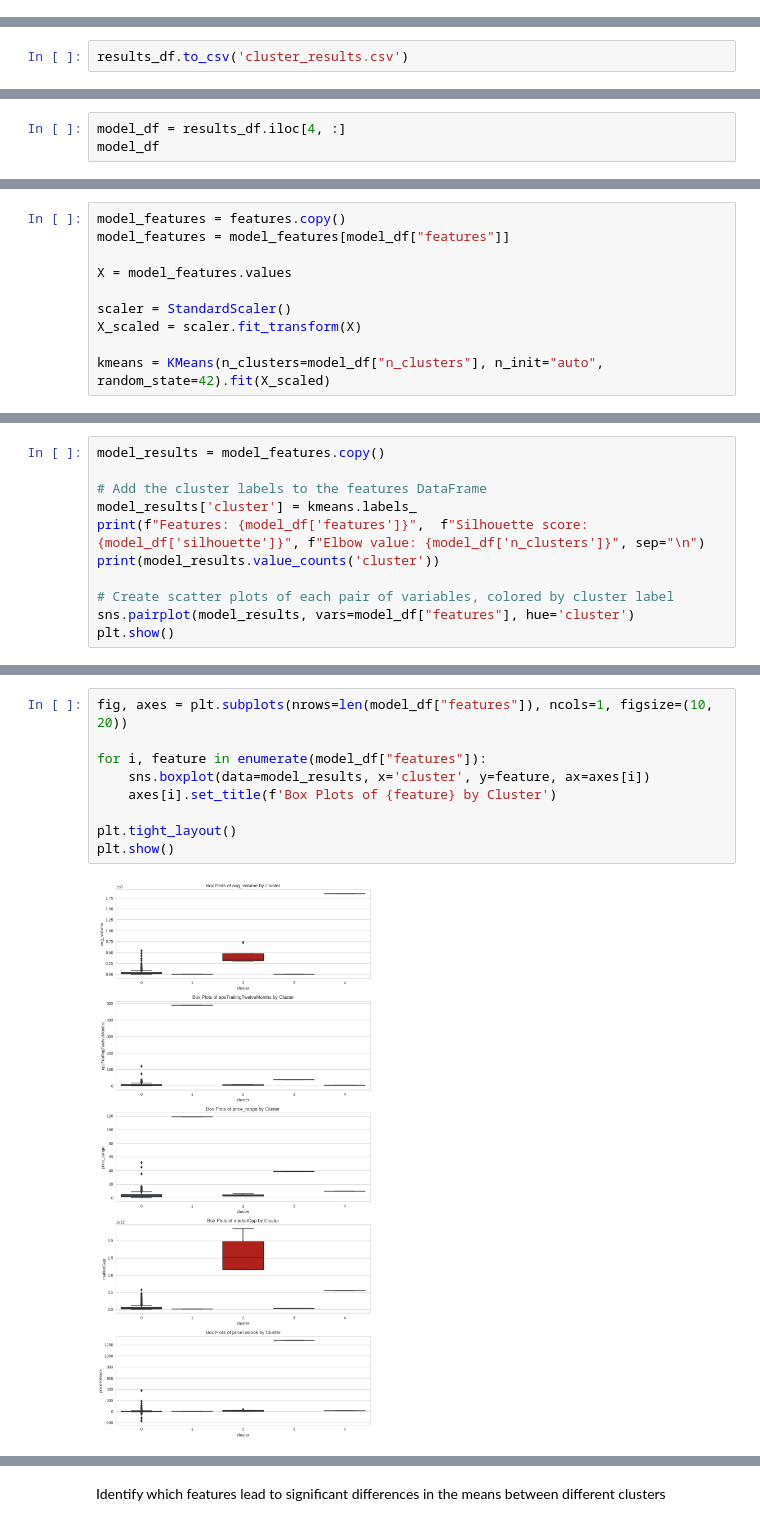
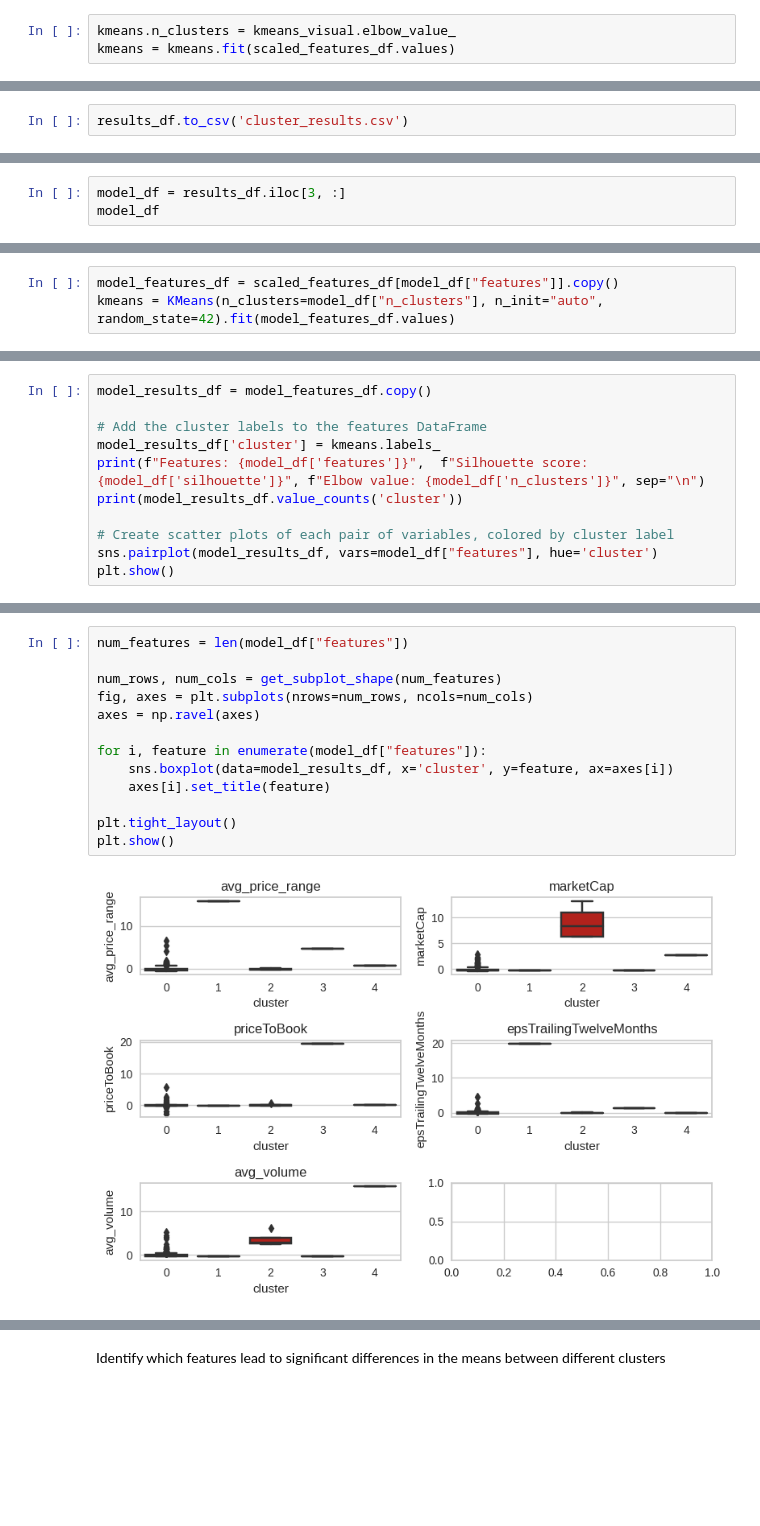
Before and after one commit to Acusick1/StockBot, a Jupyter notebook: notebooks/clustering.ipynb, the cells around one changed output, grey strips where cells are left out. Saved outputs shown, nothing was run; the diff lists cells and outputs as text; blank space fills up the shorter version.

Commit message:
refactor: clustering readability

```diff
--- a/notebooks/clustering.ipynb
+++ b/notebooks/clustering.ipynb
@@ -173,0 +126,3 @@ results_df.head()
+# %%
+kmeans.n_clusters = kmeans_visual.elbow_value_
+kmeans = kmeans.fit(scaled_features_df.values)
@@ -176,4 +239,4 @@ results_df.to_csv('cluster_results.csv')
 # %%
-model_df = results_df.iloc[4, :]
+model_df = results_df.iloc[3, :]
 model_df
 # %% [output]
@@ -187,10 +252,3 @@ Name: 300, dtype: object
 # %%
-model_features = features.copy()
-model_features = model_features[model_df["features"]]
-
-X = model_features.values
-
-scaler = StandardScaler()
-X_scaled = scaler.fit_transform(X)
-
-kmeans = KMeans(n_clusters=model_df["n_clusters"], n_init="auto", random_state=42).fit(X_scaled)
+model_features_df = scaled_features_df[model_df["features"]].copy()
+kmeans = KMeans(n_clusters=model_df["n_clusters"], n_init="auto", random_state=42).fit(model_features_df.values)
@@ -197,12 +257,12 @@ kmeans = KMeans(n_clusters=model_df["n_clusters"], n_init="auto", random_state=4
 # %%
-model_results = model_features.copy()
+model_results_df = model_features_df.copy()
 
 # Add the cluster labels to the features DataFrame
-model_results['cluster'] = kmeans.labels_
+model_results_df['cluster'] = kmeans.labels_
 print(f"Features: {model_df['features']}",  f"Silhouette score: {model_df['silhouette']}", f"Elbow value: {model_df['n_clusters']}", sep="\n")
-print(model_results.value_counts('cluster'))
+print(model_results_df.value_counts('cluster'))
 
 # Create scatter plots of each pair of variables, colored by cluster label
-sns.pairplot(model_results, vars=model_df["features"], hue='cluster')
+sns.pairplot(model_results_df, vars=model_df["features"], hue='cluster')
 plt.show()
 # %% [output]
@@ -220,11 +282,15 @@ dtype: int64
 # %%
-fig, axes = plt.subplots(nrows=len(model_df["features"]), ncols=1, figsize=(10, 20))
+num_features = len(model_df["features"])
+
+num_rows, num_cols = get_subplot_shape(num_features)
+fig, axes = plt.subplots(nrows=num_rows, ncols=num_cols)
+axes = np.ravel(axes)
 
 for i, feature in enumerate(model_df["features"]):
-    sns.boxplot(data=model_results, x='cluster', y=feature, ax=axes[i])
-    axes[i].set_title(f'Box Plots of {feature} by Cluster')
+    sns.boxplot(data=model_results_df, x='cluster', y=feature, ax=axes[i])
+    axes[i].set_title(feature)
 
 plt.tight_layout()
 plt.show()
 # %% [output]
-[figure, old version]
+[figure, new version]
```
Also changed, not shown: parts of 48 cells of this notebook, 1 other file.
